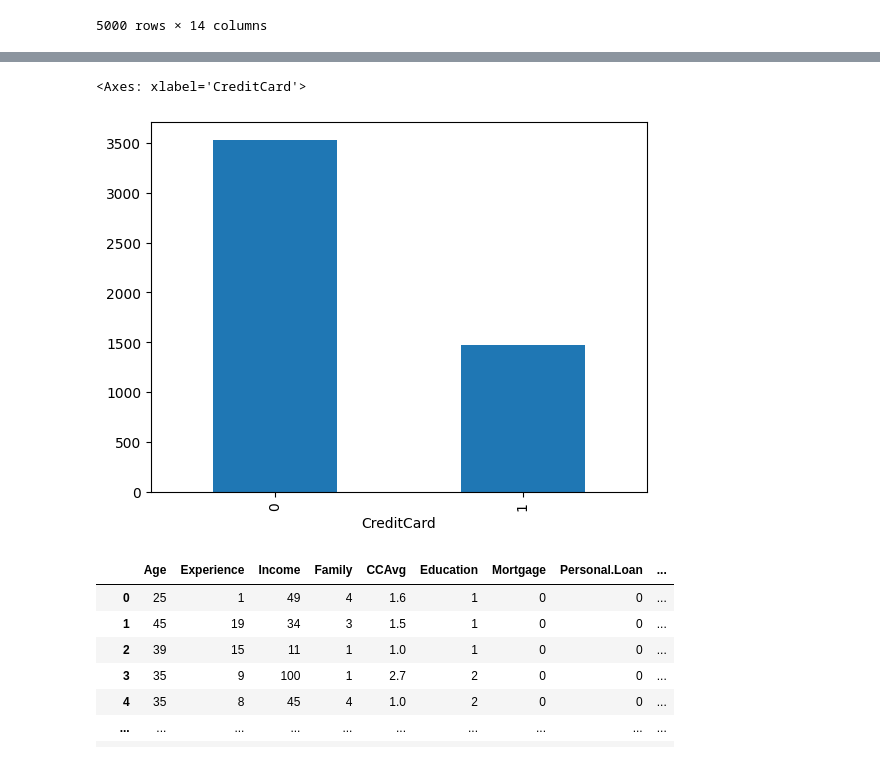
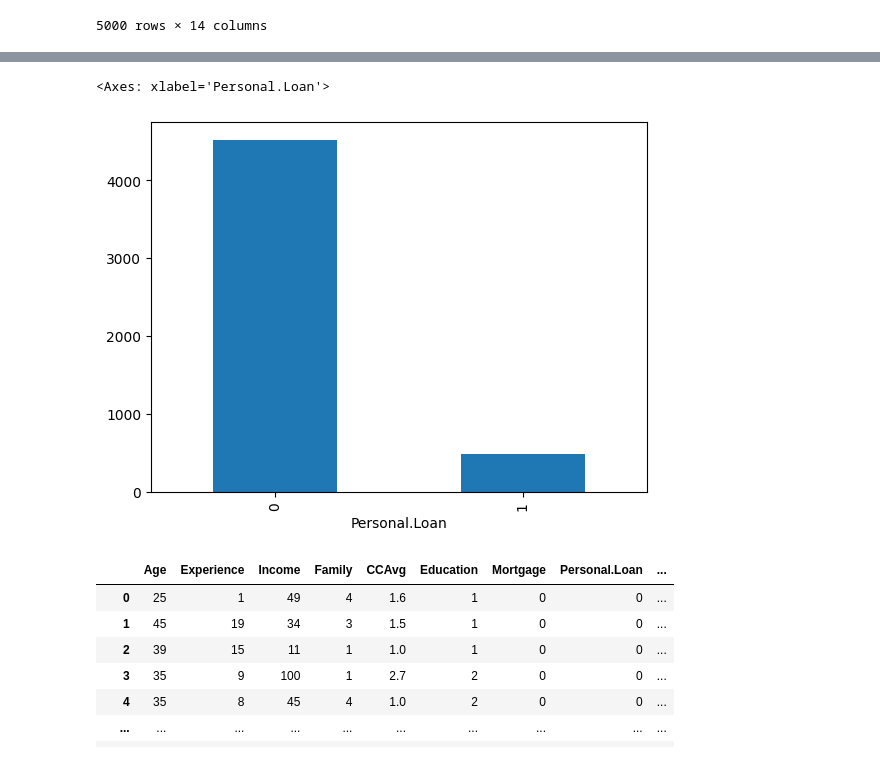
Before and after one commit to danile0SA/EticaIA_BankLoan, a Jupyter notebook: XGBoost_BankLoan.ipynb, the cells around one changed output, grey strips where cells are left out. Cells and saved outputs as stored; diff of their text form; code cells hidden in the pictures.

```diff
--- a/XGBoost_BankLoan.ipynb
+++ b/XGBoost_BankLoan.ipynb
@@ -64,8 +64,8 @@ array([0, 1])
 # %%
-df['CreditCard'].value_counts().plot(kind='bar')
+df['Personal.Loan'].value_counts().plot(kind='bar')
 # %% [output]
-<Axes: xlabel='CreditCard'>
+<Axes: xlabel='Personal.Loan'>
-[figure, old version]
+[figure, new version]
 # %%
 df.drop(['ID'],axis=1,inplace=True)
 df.drop(['ZIP.Code'],axis=1,inplace=True)
```
Also changed, not shown: parts of 10 cells of this notebook.
